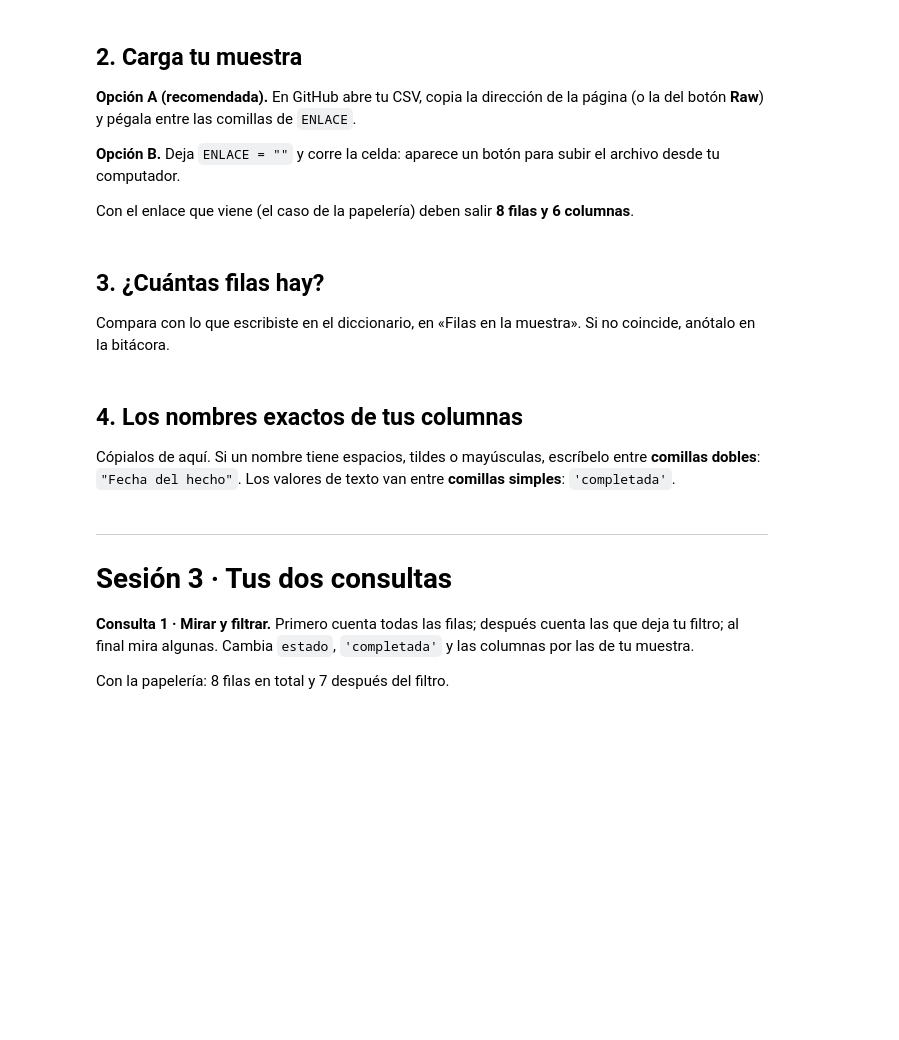
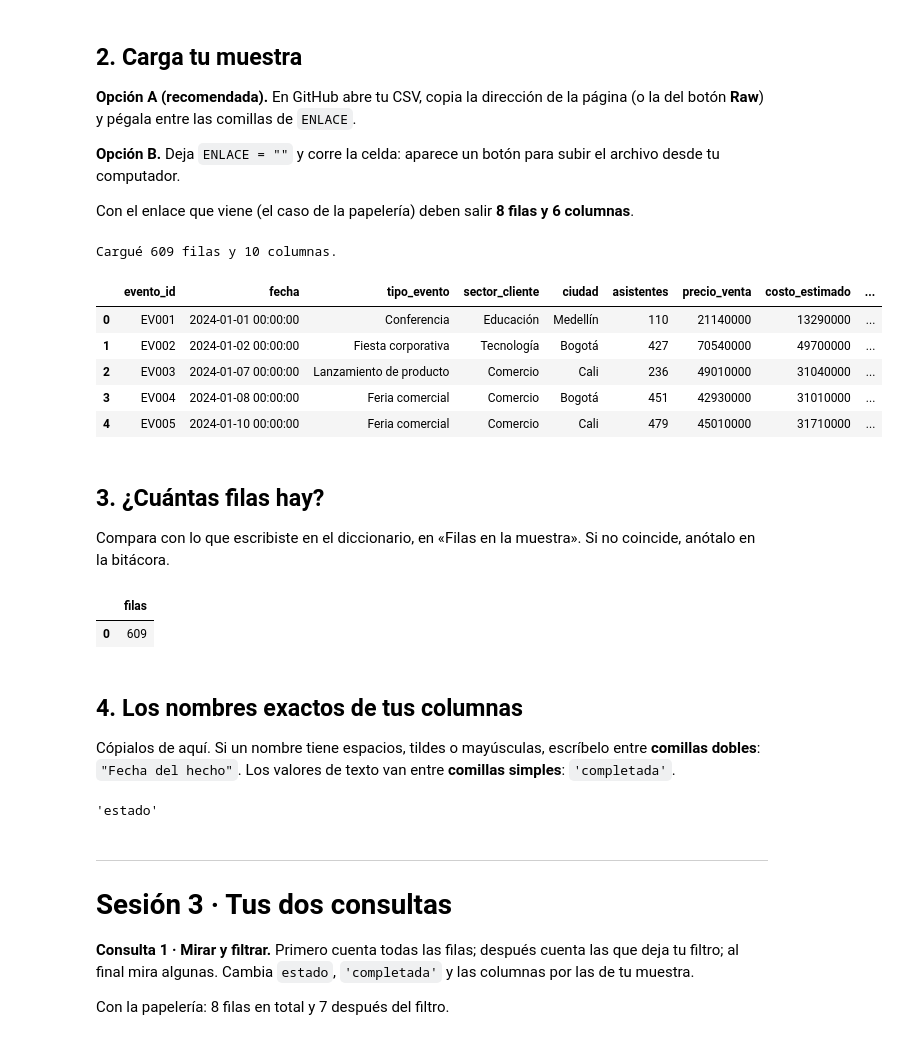
Before and after one commit to stevenjm97/Equipo-2-An-lisis-de-datos-B-sico, a Jupyter notebook: notebooks/01_consultas.ipynb, the cells around one changed output. Saved outputs shown, nothing was run; the diff lists cells and outputs as text; code cells hidden in the pictures; blank space fills up the shorter version.

```diff
--- a/notebooks/01_consultas.ipynb
+++ b/notebooks/01_consultas.ipynb
@@ -48,17 +50,25 @@ print("Listo. Sigue con la celda 2.")
 Con el enlace que viene (el caso de la papelería) deben salir **8 filas y 6 columnas**.
 # %%
 # Celda 2 · Cargar la muestra
-ENLACE = "https://raw.githubusercontent.com/santiagom26cc/ejemplo-proyecto-datos-basico/main/datos/originales/ventas.csv"
+ENLACE = "https://github.com/stevenjm97/Equipo-2-An-lisis-de-datos-B-sico/blob/main/datos/originales/eventos_sintetico.xlsx"
 
 if ENLACE:
     datos = cargar(ENLACE)
 else:
     from google.colab import files
     subido = files.upload()
     datos = cargar(next(iter(subido)))
 
 print(f"Cargué {len(datos)} filas y {len(datos.columns)} columnas.")
 datos.head()
+# %% [output]
+Cargué 609 filas y 10 columnas.
+|  | evento_id | fecha | tipo_evento | sector_cliente | ciudad | asistentes | precio_venta | costo_estimado | ... |
+| 0 | EV001 | 2024-01-01 00:00:00 | Conferencia | Educación | Medellín | 110 | 21140000 | 13290000 | ... |
+| 1 | EV002 | 2024-01-02 00:00:00 | Fiesta corporativa | Tecnología | Bogotá | 427 | 70540000 | 49700000 | ... |
+| 2 | EV003 | 2024-01-07 00:00:00 | Lanzamiento de producto | Comercio | Cali | 236 | 49010000 | 31040000 | ... |
+| 3 | EV004 | 2024-01-08 00:00:00 | Feria comercial | Comercio | Bogotá | 451 | 42930000 | 31010000 | ... |
+| 4 | EV005 | 2024-01-10 00:00:00 | Feria comercial | Comercio | Cali | 479 | 45010000 | 31710000 | ... |
 # %% [markdown]
 ## 3. ¿Cuántas filas hay?
 
@@ -69,6 +79,9 @@ sql("""
 SELECT COUNT(*) AS filas
 FROM datos
 """)
+# %% [output]
+|  | filas |
+| 0 | 609 |
 # %% [markdown]
 ## 4. Los nombres exactos de tus columnas
 
@@ -76,6 +89,18 @@ Cópialos de aquí. Si un nombre tiene espacios, tildes o mayúsculas, escríbel
 # %%
 # Celda 4 · Columnas de la muestra
 list(datos.columns)
+"evento_id"
+"fecha"
+"tipo_evento"
+"sector_cliente"
+"ciudad"
+"asistentes"
+"precio_venta"
+"costo_estimado"
+"costo_real"
+"estado"
+# %% [output]
+'estado'
 # %% [markdown]
 ---
 # Sesión 3 · Tus dos consultas
```
Also changed, not shown: parts of 14 cells of this notebook.
